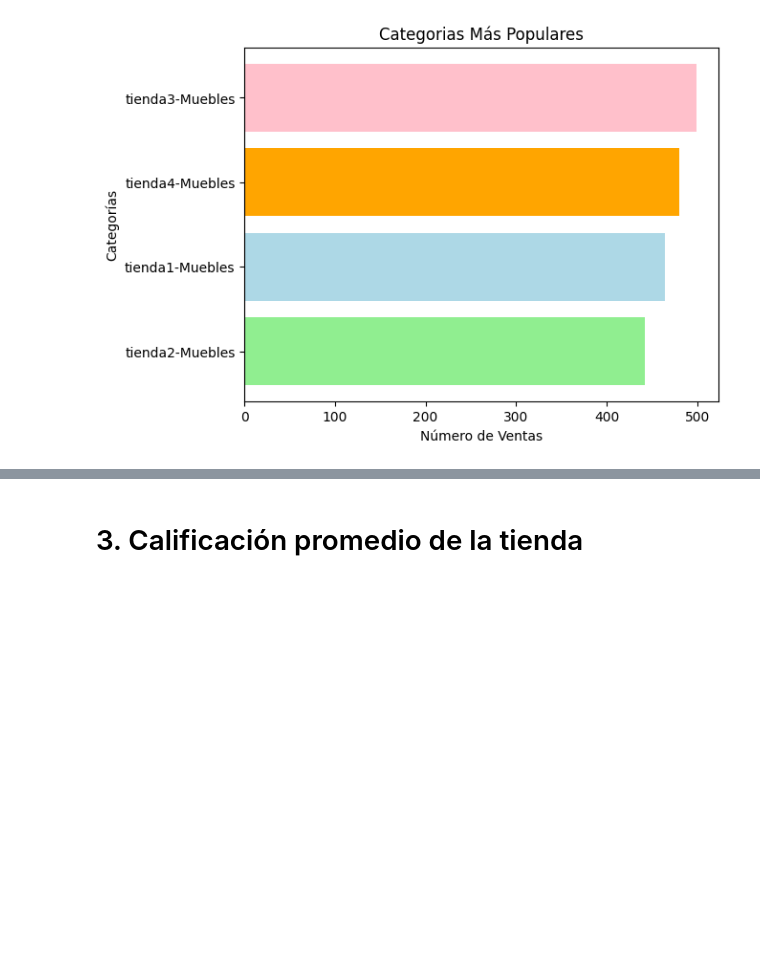
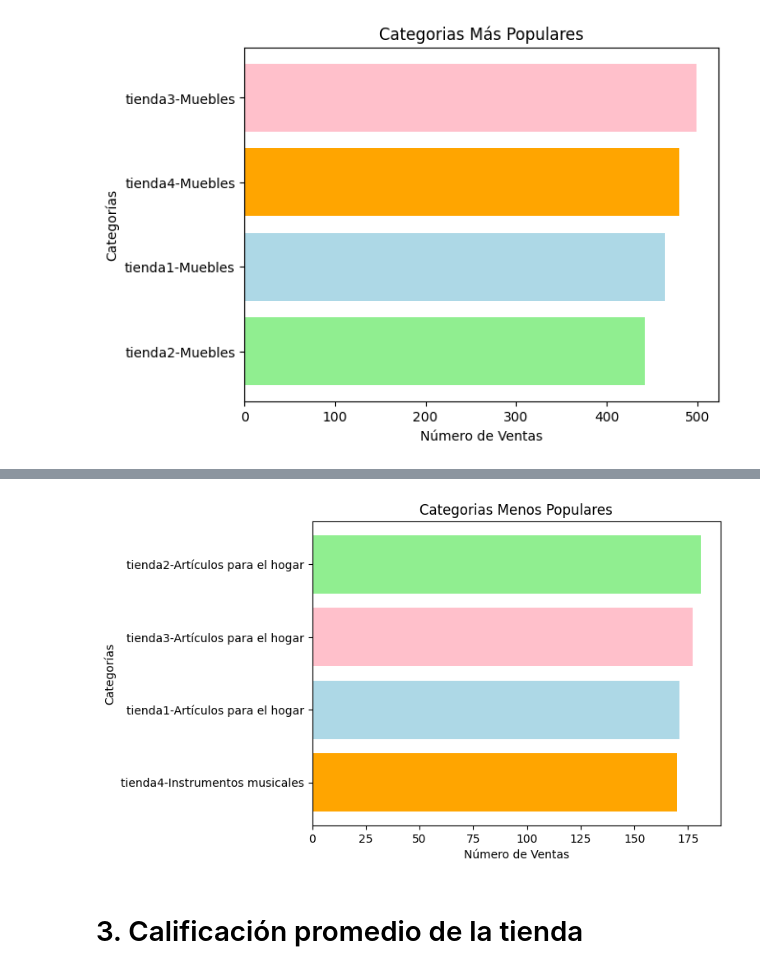
Before and after one commit to JuanDlog/Challenge-Alura-Store, a Jupyter notebook: AluraStoreLatam.ipynb, the cells around one changed output, grey strips where cells are left out. Cells and saved outputs as stored; diff of their text form; code cells hidden in the pictures; blank space fills up the shorter version.

```diff
--- a/AluraStoreLatam.ipynb
+++ b/AluraStoreLatam.ipynb
@@ -115,3 +123,18 @@ plt.ylabel('Categorías')
 plt.show()
 # %% [output]
 [figure]
+# %%
+listaCategoriasMenos = []
+
+def ventasporCategoriaMenos(nombre, tienda):
+  conteo = tienda.groupby('Categoría del Producto').size()
+  listaCategoriasMenos.append((str(nombre), conteo.idxmin(), conteo.min()))
+
+  return listaCategoriasMenos
+
+ventasporCategoriaMenos('tienda1', tienda)
+ventasporCategoriaMenos('tienda2', tienda2)
+ventasporCategoriaMenos('tienda3', tienda3)
+ventasporCategoriaMenos('tienda4', tienda4)
+
+listaCategoriasMenos
@@ -117,0 +146,9 @@ plt.show()
+# %%
+dataCategoriasMenos = pd.DataFrame(listaCategoriasMenos)
+# %%
+dataCategoriasMenos = dataCategoriasMenos.rename(columns={0: 'Tienda', 1: 'Categoria', 2: 'Cantidad'})
+dataCategoriasMenos
+
+dataCategoriasMenos['Etiqueta'] = dataCategoriasMenos['Tienda'] + '-' + dataCategoriasMenos['Categoria']
+dataCategoriasMenos = dataCategoriasMenos.sort_values(by='Cantidad', ascending=True)
+dataCategoriasMenos
@@ -118,3 +161,13 @@ plt.show()
+# %%
+colores = [ 'orange', 'lightblue', 'pink', 'lightgreen']
+plt.barh(dataCategoriasMenos['Etiqueta'], dataCategoriasMenos['Cantidad'], color=colores)
+
+plt.title('Categorias Menos Populares')
+plt.xlabel('Número de Ventas')
+plt.ylabel('Categorías')
+plt.show()
+# %% [output]
+[figure, added]
 # %% [markdown]
 # 3. Calificación promedio de la tienda
 # %%
```
Also changed, not shown: parts of 25 cells of this notebook.
